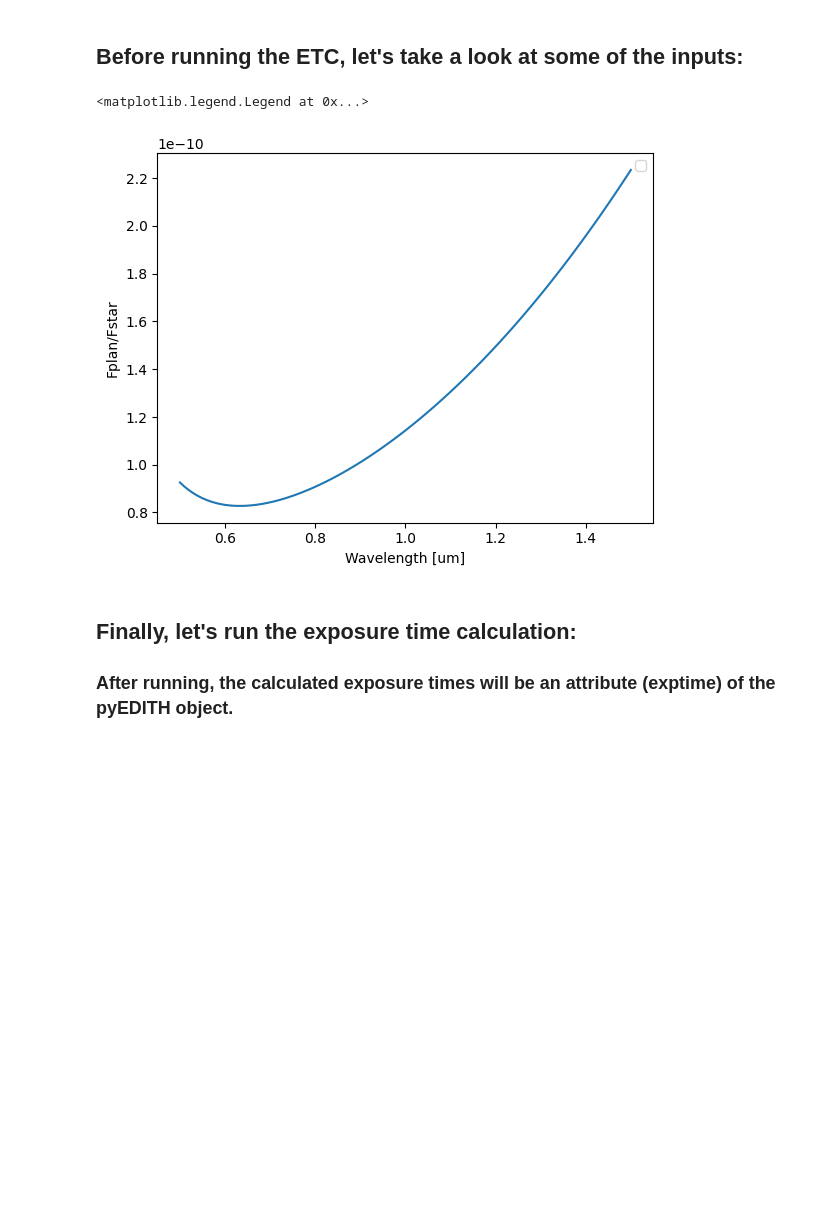
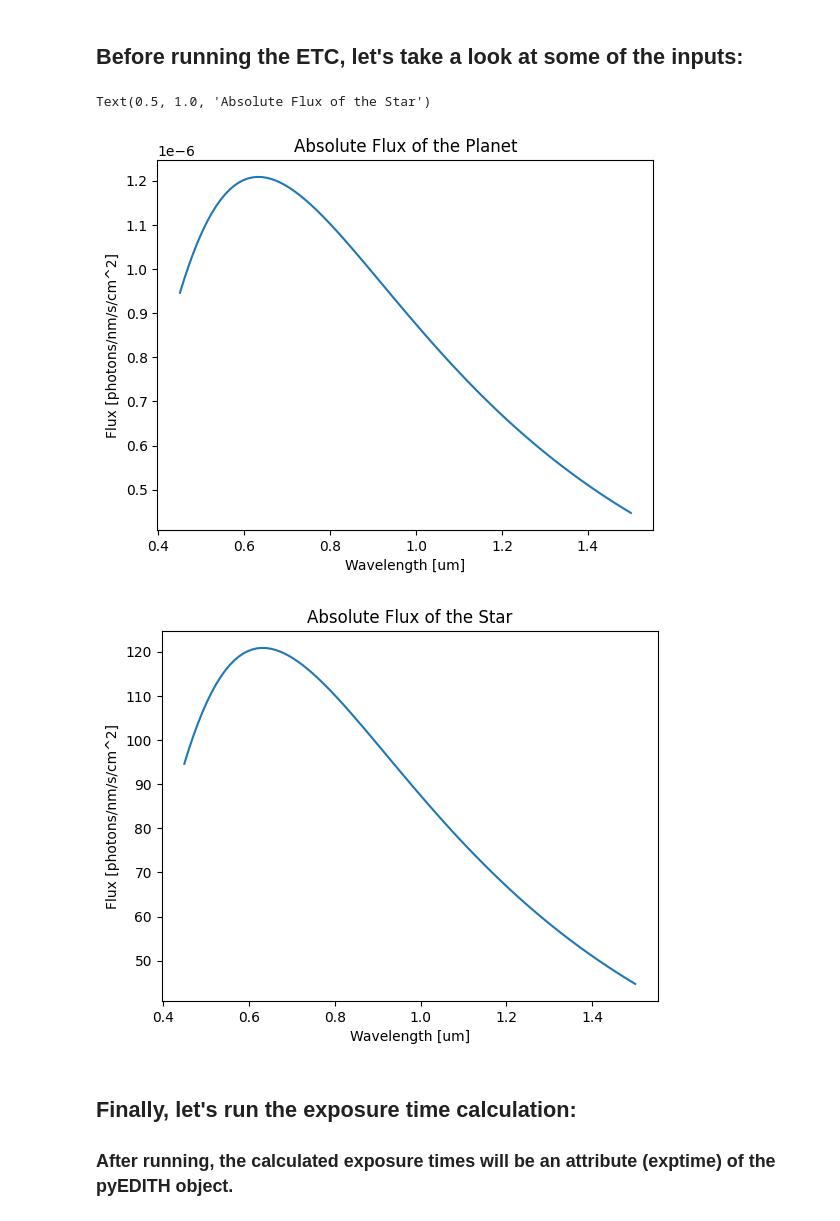
Before and after one commit to eleonoraalei/pyEDITH, a Jupyter notebook: tutorials/spectroscopy_tutorial.ipynb, the cells around one changed output. Cells and saved outputs as stored; diff of their text form; code cells hidden in the pictures; blank space fills up the shorter version.

```diff
--- a/tutorials/spectroscopy_tutorial.ipynb
+++ b/tutorials/spectroscopy_tutorial.ipynb
@@ -23,7 +24,7 @@ parameters = {}
 ## Set up the observation object. Eventually, this is where the exposure time or SNR will be placed after calculation.
 # %%
 # to set up the observation object, we need to specify a few overarching parameters:
-parameters["wavelength"] = np.linspace(0.5, 1.5, 100) # define a wavelength grid in microns
+parameters["wavelength"] = np.linspace(0.45, 1.5, 100) # define a wavelength grid in microns
 parameters["nlambd"] = len(parameters["wavelength"]) # number of wavelengths
 parameters["resolution"] = 5 # define a spectral resolution NOTE: not used for spectroscopy mode
 parameters["snr"] = 5*np.ones_like(parameters["wavelength"]) # the SNR you want for each spectral bin
@@ -122,10 +113,8 @@ parameters["distance"] = 10. # distance to the system in pc
 # Note: we can work in either mag or flux units. Let's choose to work in flux units.
 
 parameters["angular_diameter"] = 0.01 # angular diameter of the star in arcsec
-
-# WARNING: I am not sure that what I am inputting for Fstar is correct. There is some funky zeropoint business within the ETC that I don't think is being accounted for here.
-parameters["Fstar_10pc"] = Fstar_obs.value # Fstar modeled as a blackbody (see above)
-parameters["FstarV_10pc"] = v_band_flux.value # V-band flux of the star
+parameters["Fstar_10pc"] = Fstar_obs_10pc.value # Fstar modeled as a blackbody (see above)
+#parameters["FstarV_10pc"] = v_band_flux.value # V-band flux of the star; you don't have to pre-calculate this, ETC will do it for you
 
 # PLANET
 parameters["separation"] = 0.1 # planetary separation in arcsec
@@ -138,7 +127,7 @@ parameters["nzodis"] = 3. # number of zodis for exozodi estimate
 parameters["ra"] = 176.6292 # approximate ra of HD 102365. WARNING: do not use this number for science.
 parameters["dec"] = -40.5003 # approximate dec of HD 102365. WARNING: do not use this number for science.
 
-# ALTERNATIVE WAY OF SETTING PARAMS
+# ALTERNATIVE WAY OF SETTING PARAMS (in mags)
 # parameters["magV"] = 5.84
 # parameters["mag"] = 6.189576 * np.ones_like(parameters["wavelength"]) # assume a flat spectrum for now
 # parameters["delta_mag"] = 20 * np.ones_like(parameters["wavelength"]) # originally 25.5 assume a flat spectrum for now
@@ -304,14 +292,20 @@ Text(0.5, 1.0, 'Coronagraph skytrans')
 ## Before running the ETC, let's take a look at some of the inputs:
 # %%
 plt.figure()
+plt.plot(observation.wavelength, (getattr(scene, "Fstar")*getattr(scene, "F0")*getattr(scene, "Fp0")))
+plt.xlabel("Wavelength [um]")
+plt.ylabel("Flux [photons/nm/s/cm^2]")
+plt.title("Absolute Flux of the Planet")
 
-plt.plot(observation.wavelength, getattr(scene, "Fp0")/(getattr(scene, "F0")*getattr(scene, "Fstar")))
+plt.figure()
+plt.plot(observation.wavelength, (getattr(scene, "Fstar")*getattr(scene, "F0"))) # F0 is the zero-point and Fstar is the ratio of the absolute flux to the zero point flux
 plt.xlabel("Wavelength [um]")
-plt.ylabel("Fplan/Fstar")
-plt.legend()
+plt.ylabel("Flux [photons/nm/s/cm^2]")
+plt.title("Absolute Flux of the Star")
 # %% [output]
-<matplotlib.legend.Legend at 0x...>
+Text(0.5, 1.0, 'Absolute Flux of the Star')
-[figure, old version]
+[figure, new version]
+[figure, added]
 # %% [markdown]
 ## Finally, let's run the exposure time calculation:
 ### After running, the calculated exposure times will be an attribute (exptime) of the pyEDITH object.
```
Also changed, not shown: parts of 9 cells of this notebook, 1 other file.
